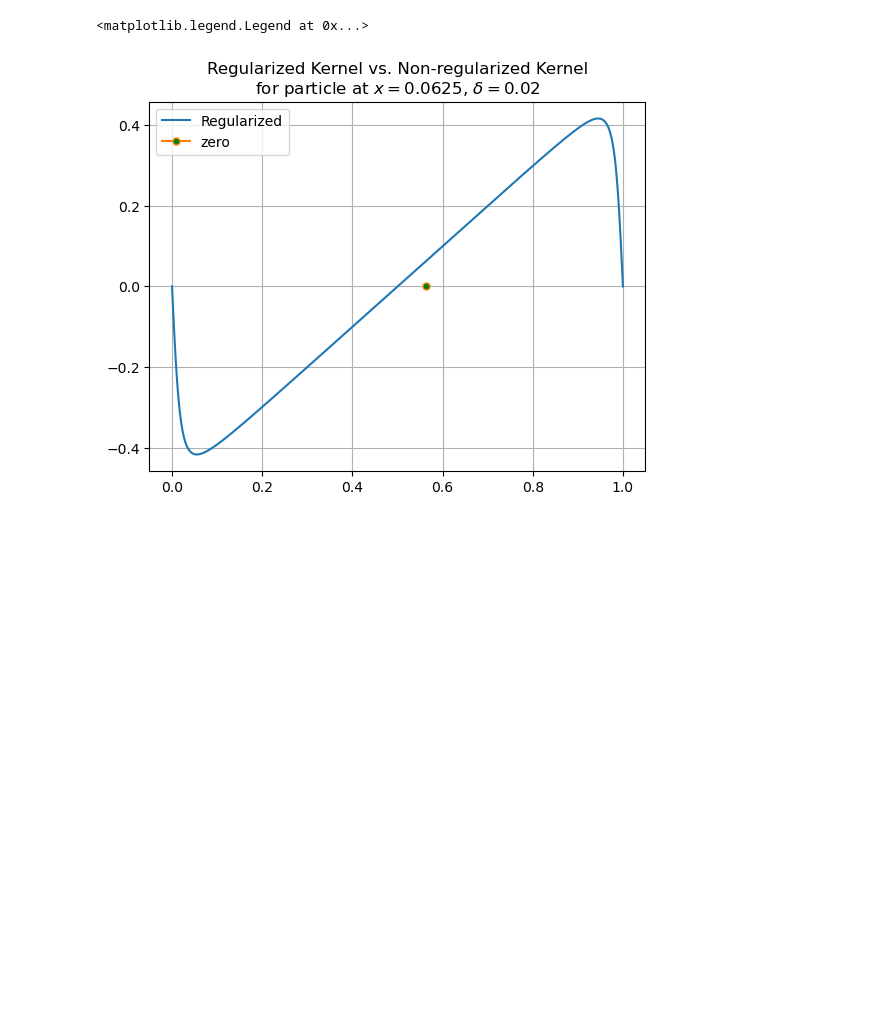
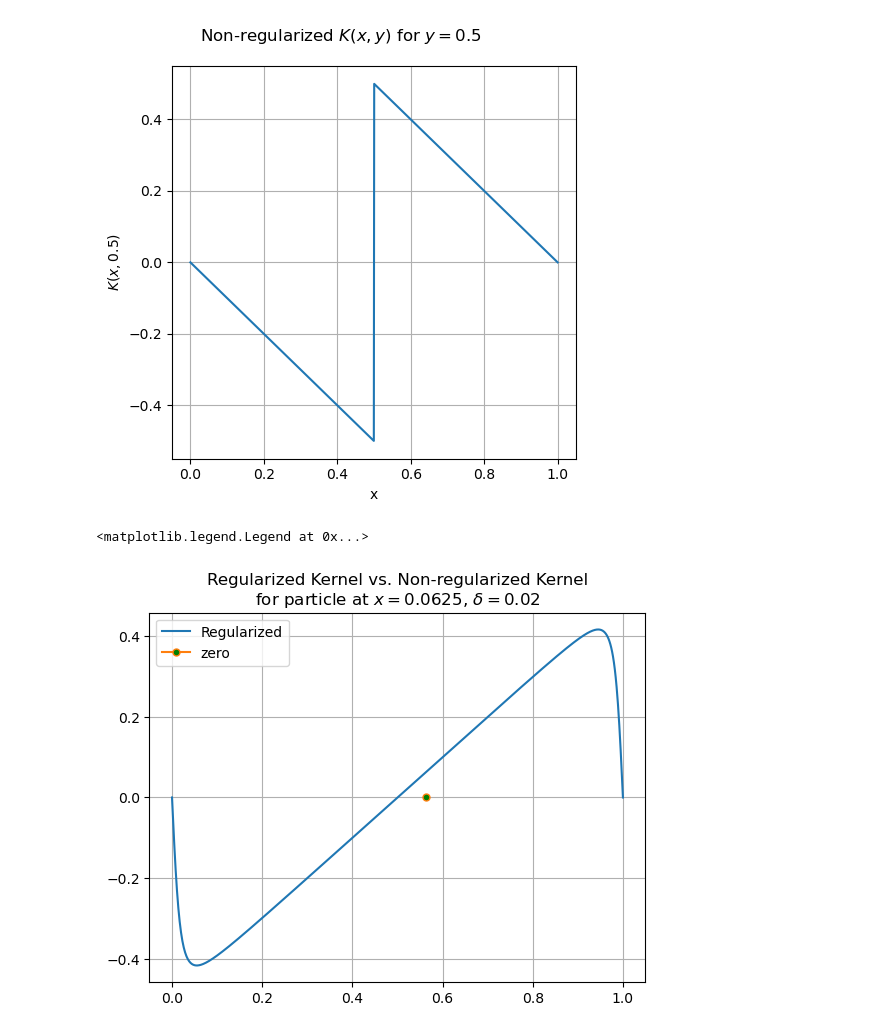
Before and after one commit to horaciomorenom/PlasmaModel, a Jupyter notebook: graphs.ipynb, the cells around one changed output. Drawn from its saved outputs; the diff is of its cells as text; code cells hidden in the pictures; blank space fills up the shorter version.

```diff
--- a/graphs.ipynb
+++ b/graphs.ipynb
@@ -46,3 +39,17 @@ plt.plot(x, np.gradient(reg3))
+# %%
+fig, ax = plt.subplots(1,1, figsize=(5,5))
+
+fig.suptitle("Non-regularized $K(x,y)$ for $y = 0.5$")
+
+ax.plot(x, y_nonreg, label=r'$\delta = 0$')
+
+ax.set_xlabel("x")
+ax.set_ylabel(r'$K(x,0.5)$')
+ax.grid()
+
+fig.tight_layout()
+# %% [output]
+[figure, added]
 # %%
 #plt.plot(x,no_reg, label="Not Regularized")
 plt.plot(x, reg1, label="Regularized")
```
Also changed, not shown: parts of 7 cells of this notebook, 3 other files.
